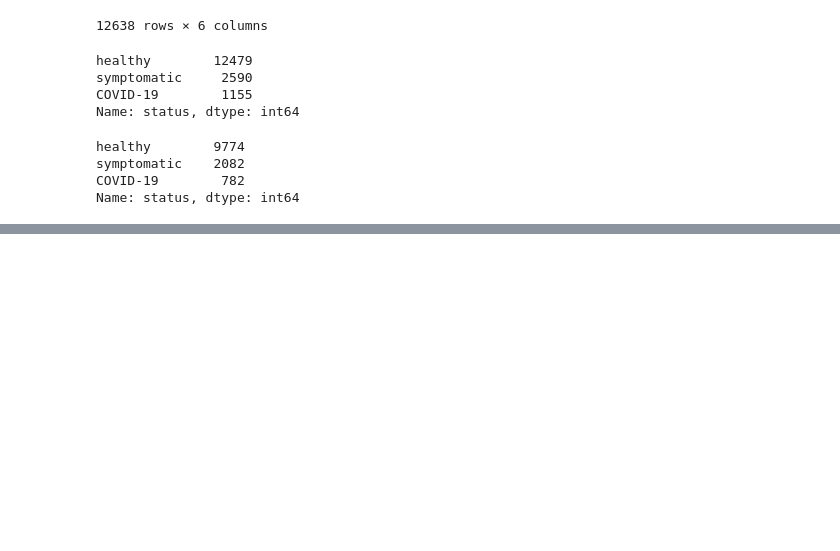
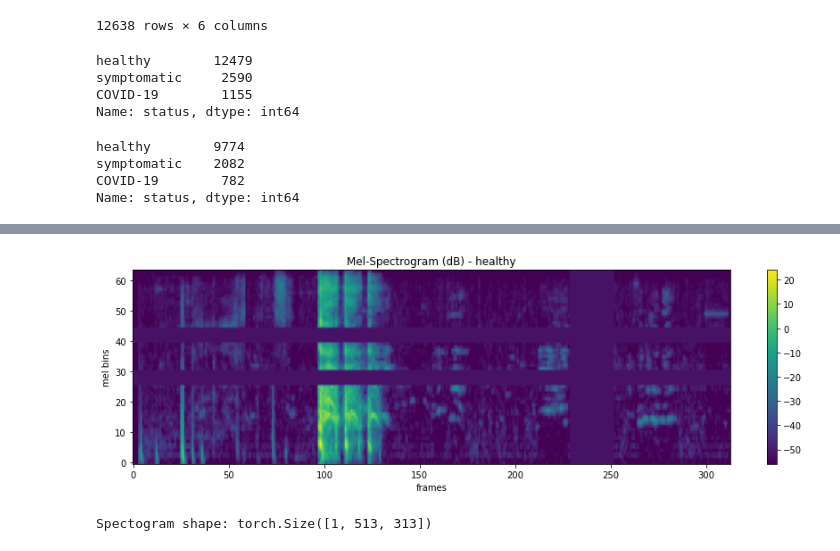
Before and after one commit to CE8-ComputerEng/Deep-Learning-Mini-Project, a Jupyter notebook: data-explore.ipynb, the cells around one changed output, grey strips where cells are left out. Saved outputs shown, nothing was run; the diff lists cells and outputs as text; code cells hidden in the pictures; blank space fills up the shorter version.

Commit message:
Add data augmentation.

```diff
--- a/data-explore.ipynb
+++ b/data-explore.ipynb
@@ -156,0 +196,20 @@ torch.Size([64, 912])
+# %%
+spectogram = AudioUtils.spectrogram_augment(spectogram, n_freq_masks=2, n_time_masks=1, masking_val='median')
+# %%
+fig, axs = plt.subplots(1, 1, figsize=(15, 4))
+
+axs.set_title(f'Mel-Spectrogram (dB) - {status}')
+axs.set_xlabel('frames')
+axs.set_ylabel('mel bins')
+
+im = axs.imshow(spectogram[0], origin='lower', aspect='auto')
+fig.colorbar(im, ax=axs)
+
+plt.show(block=False)
+# %% [output]
+[figure, added]
+# %%
+spectogram = AudioUtils.get_spectrogram(signal, SAMPLE_RATE, type='power-spectrogram')
+print('Spectogram shape: {}'.format(spectogram.shape))
+# %% [output]
+Spectogram shape: torch.Size([1, 513, 313])
```
Also changed, not shown: parts of 13 cells of this notebook, 2 other files.
